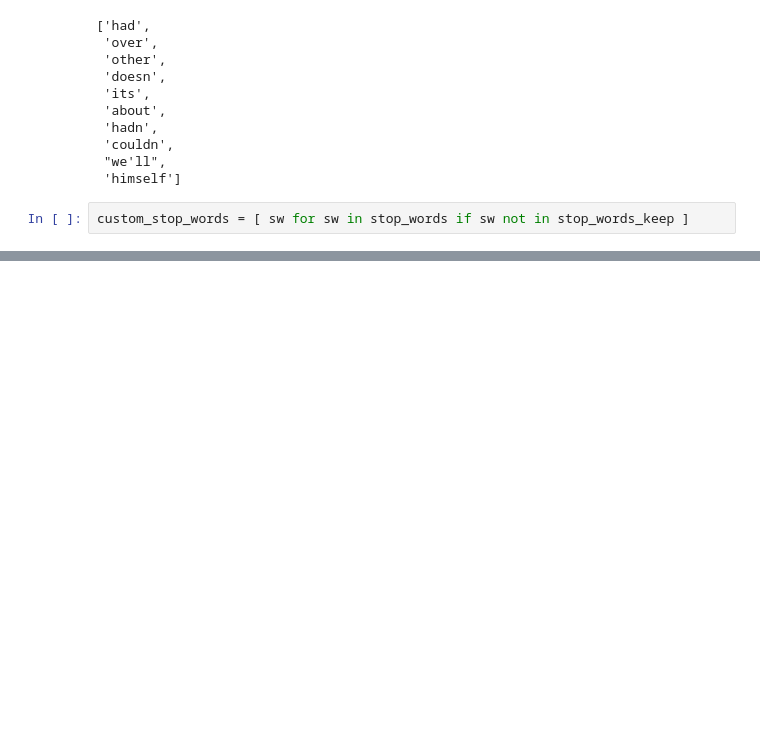
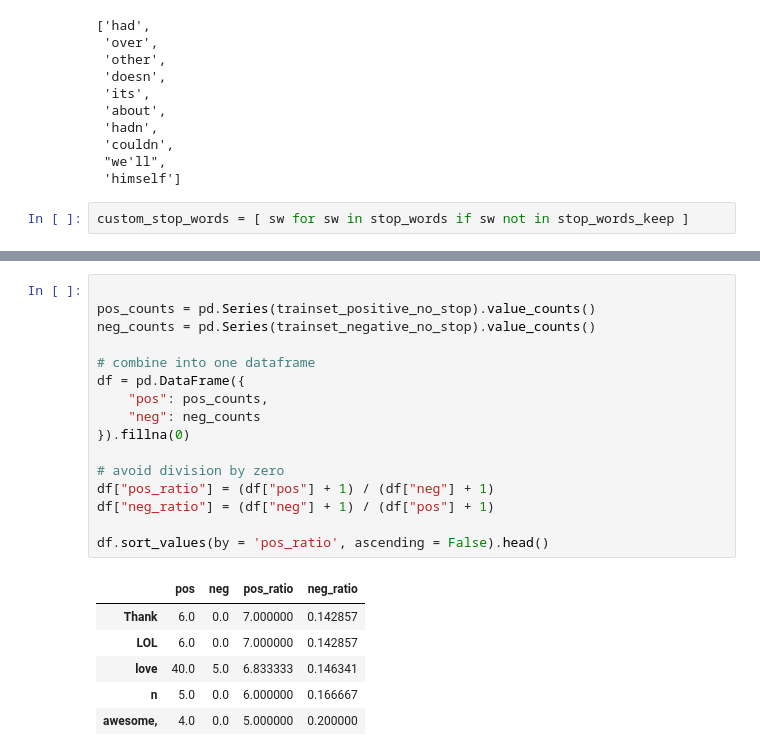
Before and after one commit to KCristopher/SentimentAnalysis, a Jupyter notebook: AnalyzeSentiment.ipynb, the cells around one changed output, grey strips where cells are left out. Drawn from its saved outputs; the diff is of its cells as text; blank space fills up the shorter version.

```diff
--- a/AnalyzeSentiment.ipynb
+++ b/AnalyzeSentiment.ipynb
@@ -246,0 +312,23 @@ custom_stop_words = [ sw for sw in stop_words if sw not in stop_words_keep ]
+# %%
+
+pos_counts = pd.Series(trainset_positive_no_stop).value_counts()
+neg_counts = pd.Series(trainset_negative_no_stop).value_counts()
+
+# combine into one dataframe
+df = pd.DataFrame({
+    "pos": pos_counts,
+    "neg": neg_counts
+}).fillna(0)
+
+# avoid division by zero
+df["pos_ratio"] = (df["pos"] + 1) / (df["neg"] + 1)
+df["neg_ratio"] = (df["neg"] + 1) / (df["pos"] + 1)
+
+df.sort_values(by = 'pos_ratio', ascending = False).head()
+# %% [output]
+|  | pos | neg | pos_ratio | neg_ratio |
+| Thank | 6.0 | 0.0 | 7.000000 | 0.142857 |
+| LOL | 6.0 | 0.0 | 7.000000 | 0.142857 |
+| love | 40.0 | 5.0 | 6.833333 | 0.146341 |
+| n | 5.0 | 0.0 | 6.000000 | 0.166667 |
+| awesome, | 4.0 | 0.0 | 5.000000 | 0.200000 |
```
Also changed, not shown: parts of 13 cells of this notebook.
